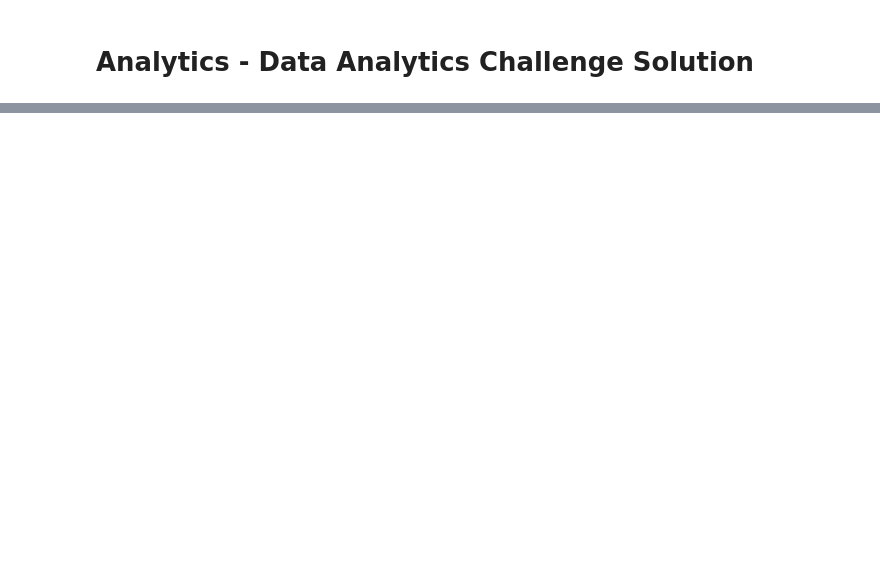
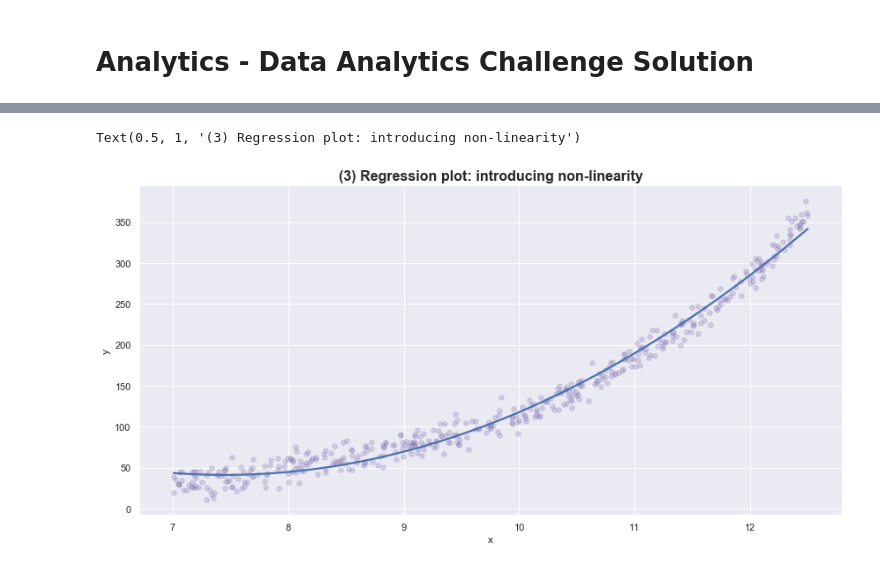
Before and after one commit to Travaz/supermercato24, a Jupyter notebook: analytics.ipynb, the cells around one changed output, grey strips where cells are left out. Saved outputs shown, nothing was run; the diff lists cells and outputs as text; code cells hidden in the pictures; blank space fills up the shorter version.

```diff
--- a/analytics.ipynb
+++ b/analytics.ipynb
@@ -210,0 +165,8 @@ from sklearn.model_selection import GridSearchCV
+# %%
+# Linear model plot with high-degree polynomial regression (degree=2)
+reg_plot_non_lin = sns.lmplot(x="x", y="y", data=df, order=2, ci=None, height=6, aspect=2, scatter_kws={"s": 30, "color": "m", "alpha":0.25})
+ax = plt.gca()
+ax.set_title("(3) Regression plot: introducing non-linearity",fontsize=16,fontweight='bold')
+# %% [output]
+Text(0.5, 1, '(3) Regression plot: introducing non-linearity')
+[figure, added]
```
Also changed, not shown: parts of 111 cells of this notebook, 4 other files.
